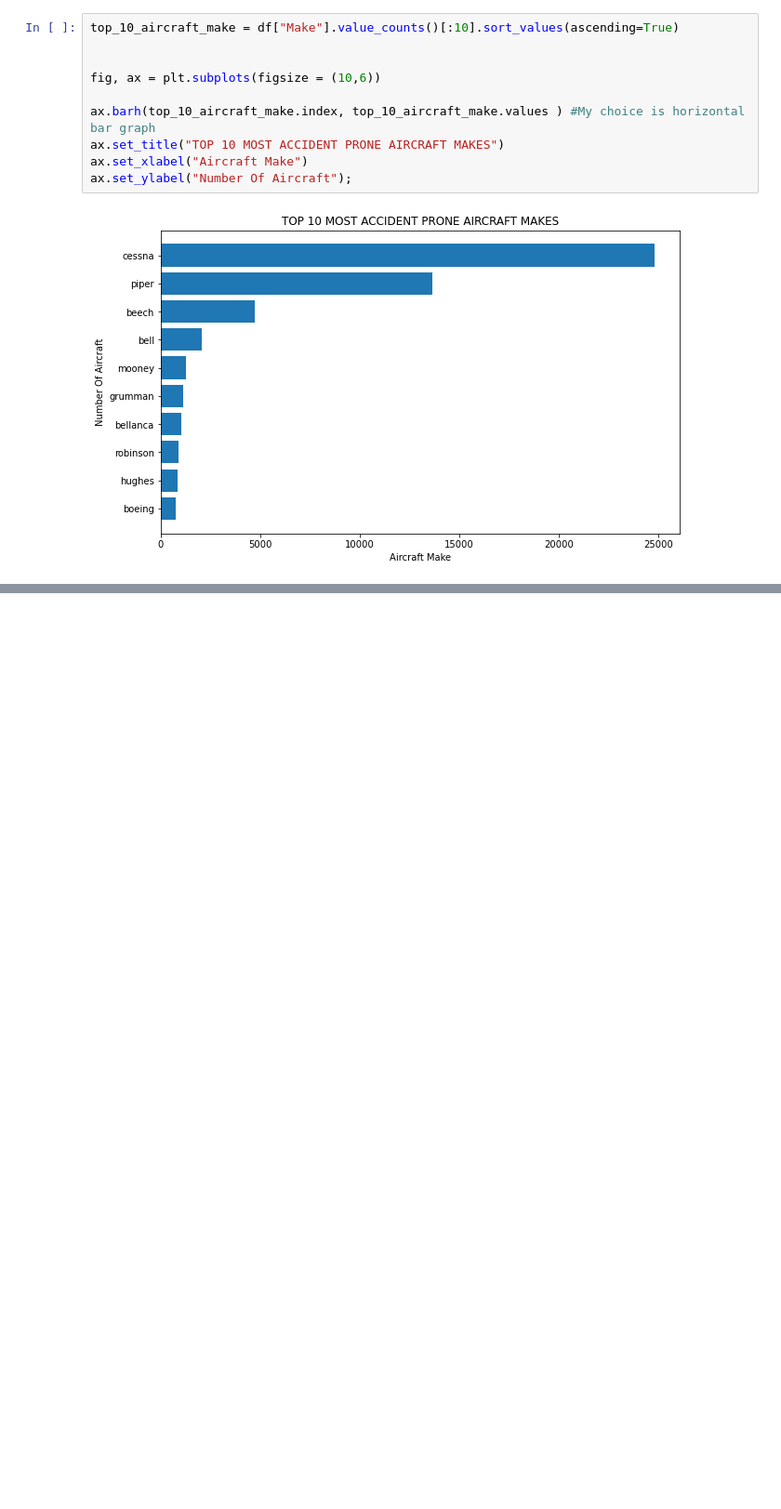
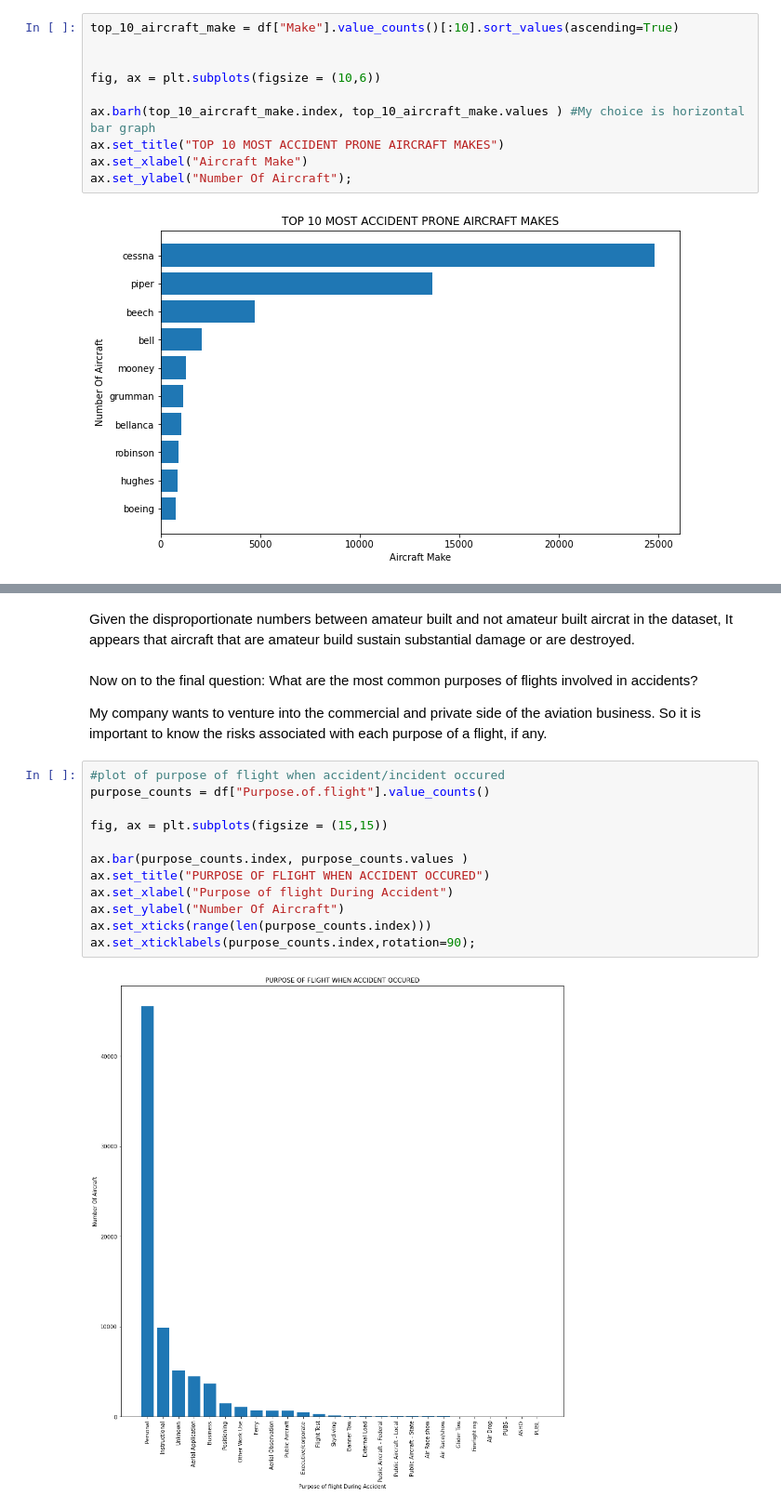
Before and after one commit to Graham-49/Phase-One-Project, a Jupyter notebook: dsc-phase1-project.ipynb, the cells around one changed output, grey strips where cells are left out. Shown at 93% size. Saved outputs shown, nothing was run; the diff lists cells and outputs as text; blank space fills up the shorter version.

```diff
--- a/dsc-phase1-project.ipynb
+++ b/dsc-phase1-project.ipynb
@@ -542,0 +599,20 @@ So from this visualizatio here we can clearly see Cessna Make tops the list on b
+# %% [markdown]
+Given the disproportionate numbers between amateur built and not amateur built aircrat in the dataset, It appears that aircraft that are amateur build sustain substantial damage or are destroyed.
+# %% [markdown]
+Now on to the final question: What are the most common purposes of flights involved in accidents?
+
+My company wants to venture into the commercial and private side of the aviation business. So it is important to know the risks associated with each purpose of a flight, if any.
+# %%
+#plot of purpose of flight when accident/incident occured
+purpose_counts = df["Purpose.of.flight"].value_counts()
+
+fig, ax = plt.subplots(figsize = (15,15))
+
+ax.bar(purpose_counts.index, purpose_counts.values )
+ax.set_title("PURPOSE OF FLIGHT WHEN ACCIDENT OCCURED")
+ax.set_xlabel("Purpose of flight During Accident")
+ax.set_ylabel("Number Of Aircraft")
+ax.set_xticks(range(len(purpose_counts.index)))
+ax.set_xticklabels(purpose_counts.index,rotation=90);
+# %% [output]
+[figure, added]
```
Also changed, not shown: parts of 10 cells of this notebook.
